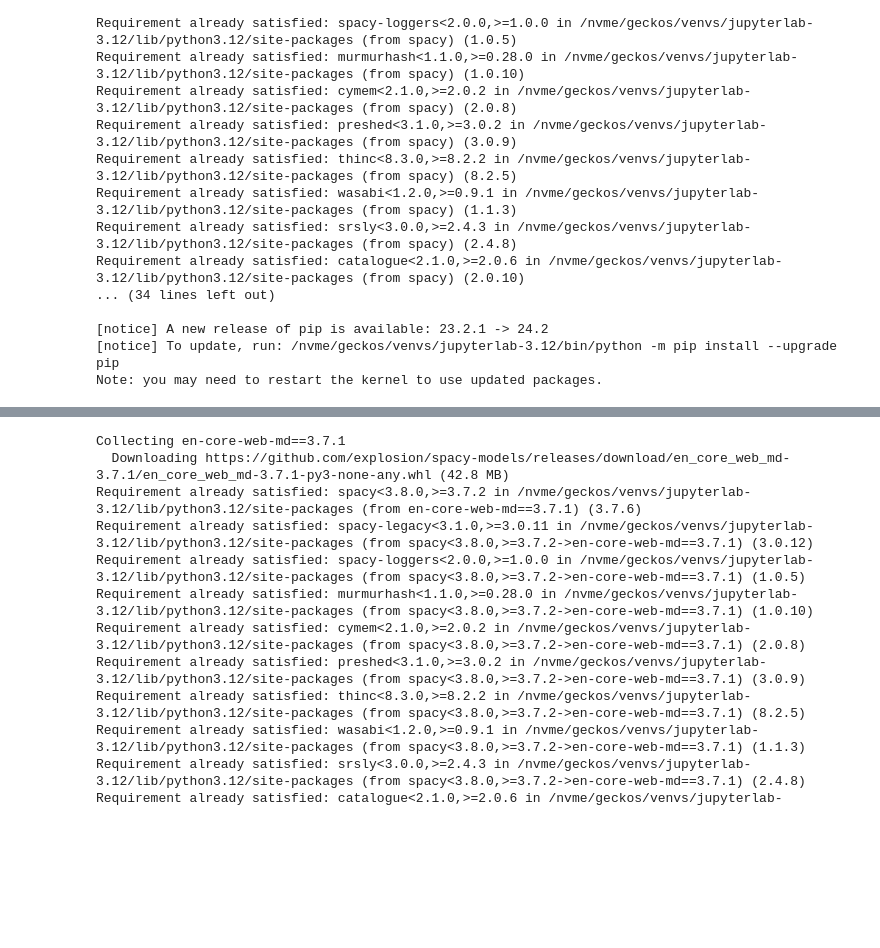
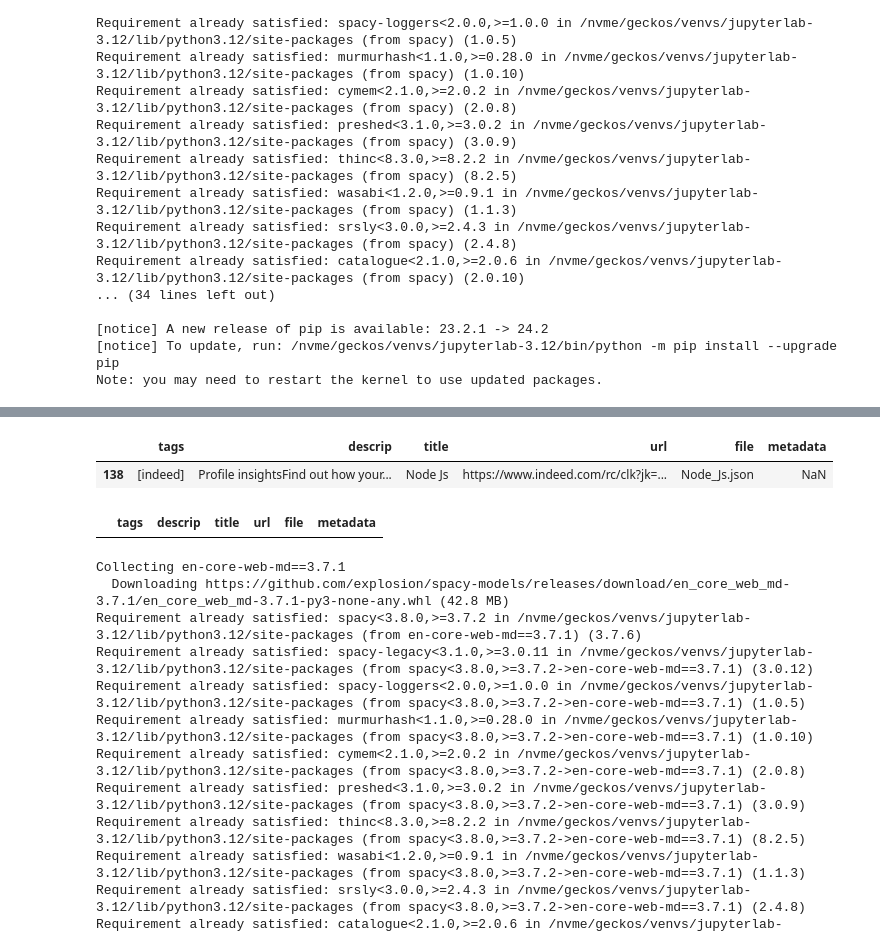
Before and after one commit to dhilst/scrapjobs.go, a Jupyter notebook: metadata.ipynb, the cells around one changed output, grey strips where cells are left out. Cells and saved outputs as stored; diff of their text form; code cells hidden in the pictures; blank space fills up the shorter version.

```diff
--- a/metadata.ipynb
+++ b/metadata.ipynb
@@ -70,0 +54,5 @@ df.query("title.str.contains('Golang')")
+# %%
+df.query("metadata.isna()")
+# %% [output]
+|  | tags | descrip | title | url | file | metadata |
+| 138 | [indeed] | Profile insightsFind out how your... | Node Js | https://www.indeed.com/rc/clk?jk=... | Node_Js.json | NaN |
@@ -71 +62,5 @@ df.query("title.str.contains('Golang')")
+# %%
+df.query("metadata.isna()")
+# %% [output]
+|  | tags | descrip | title | url | file | metadata |
 # %%
```
Also changed, not shown: parts of 7 cells of this notebook, 3 other files.
